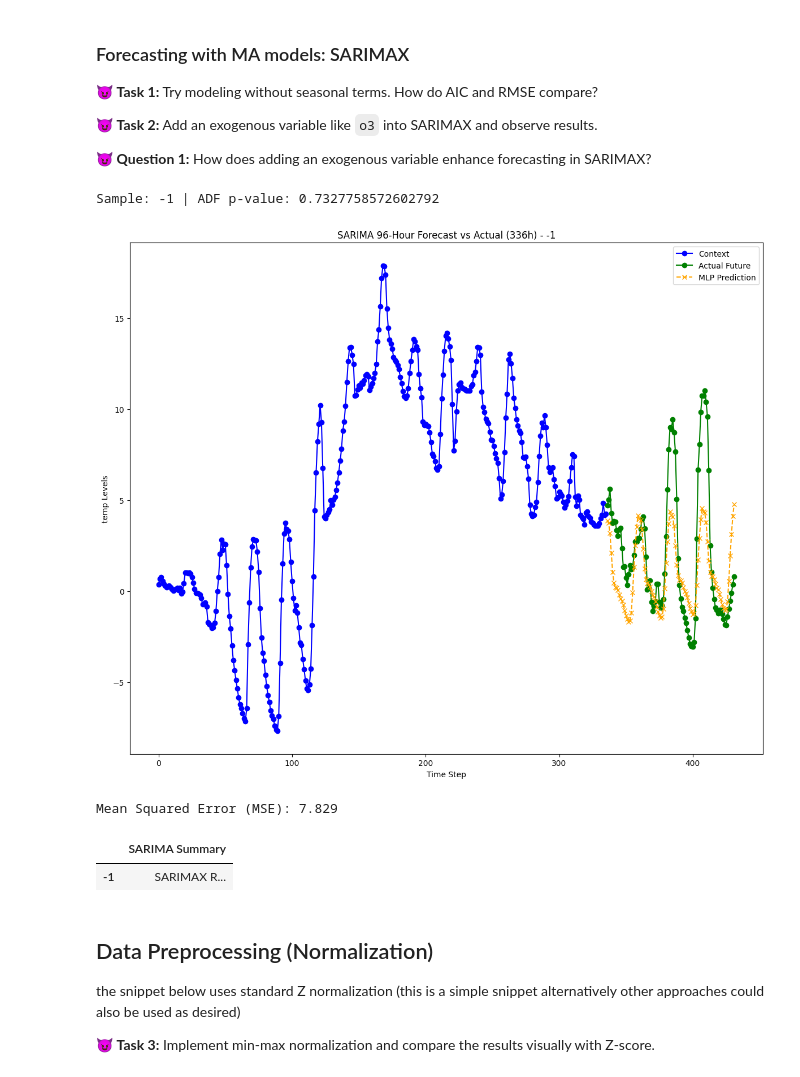
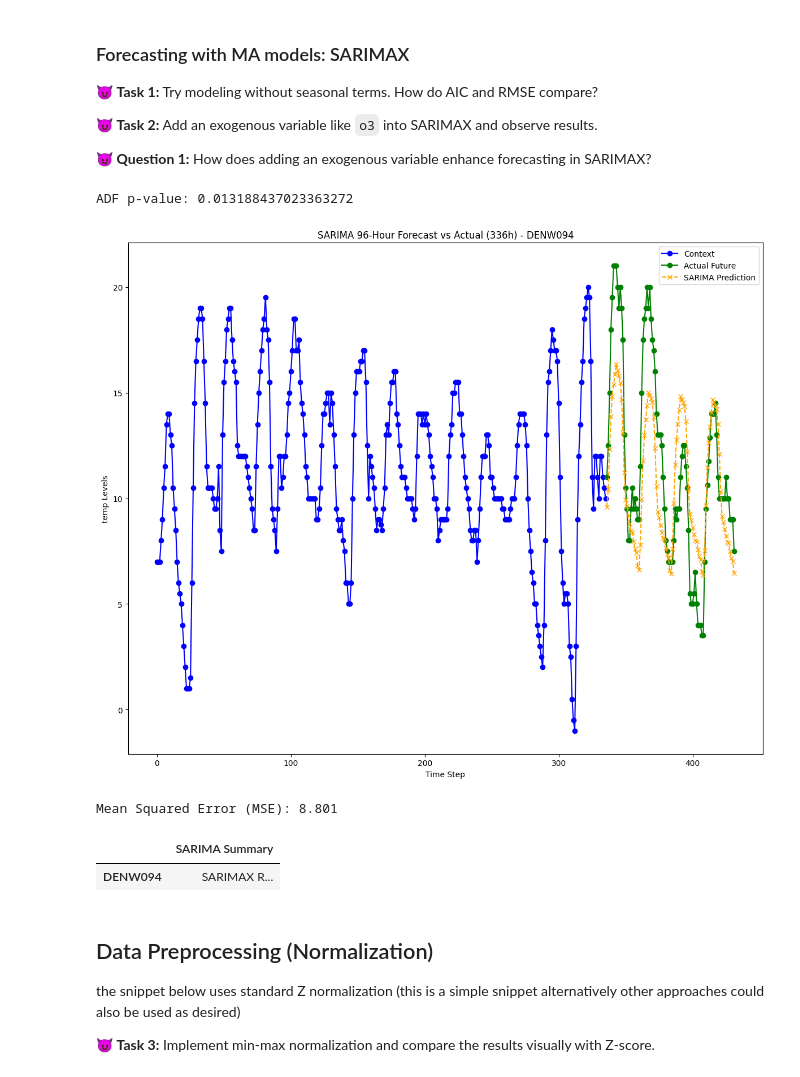
Before and after one commit to pseidel-uzk/mless, a Jupyter notebook: time_series_forecasting/3_AutoRegressive_Models.ipynb, the cells around one changed output. Cells and saved outputs as stored; diff of their text form; code cells hidden in the pictures.

```diff
--- a/time_series_forecasting/3_AutoRegressive_Models.ipynb
+++ b/time_series_forecasting/3_AutoRegressive_Models.ipynb
@@ -40,7 +37,7 @@ def create_sequences(data, variable_column, n_past=336, n_future=96):
     df = df.sort_values(['station_code', 'datetime']).reset_index(drop=True)
 
     # 1) Encode station_code as a small integer (categorical codes) to save memory
-    df['sc_code'] = df['station_code'].astype('category').cat.codes
+    df['sc_code'] = df['station_code'].astype('category')
 
     # 2) Boolean mask: True if exactly 1 hour after the previous row (per station)
     is1h = (
@@ -129,12 +125,18 @@ from sklearn.metrics import mean_squared_error
 forecast_hours = 96
 
 sarima_results = {}
-sample_idx = -1
+
+# First sample of DENW094 station to compare with PatchTST
+X_first_idx = np.flatnonzero(X_test[:, 0, 0] == 'DENW094')[0]
+X_test_sample=X_test[X_first_idx, :, 1].astype(np.float32) # First column is station code hence adding 1
+# First sample of DENW094 station to compare with PatchTST
+y_first_idx = np.flatnonzero(X_test[:, 0, 0] == 'DENW094')[0]
+y_test_sample=y_test[y_first_idx, :, 1].astype(np.float32) # First column is station code hence adding 1
 
 # Check stationarity using ADF test
-adf_test = adfuller(X_test[sample_idx,:,1])
+adf_test = adfuller(X_test_sample)
 p_value = adf_test[1]
-print(f"Sample: {sample_idx} | ADF p-value: {p_value}")
+print(f"ADF p-value: {p_value}")
 
 # Differencing if needed
 d = 0 if p_value < 0.05 else 1  # If p-value < 0.05, it's stationary
@@ -142,47 +144,47 @@ seasonal_period = 24
 
 # Fit SARIMA model
 try:
-    sarima_model = SARIMAX(X_test[sample_idx,:,1],
+    sarima_model = SARIMAX(X_test_sample,
         order=(1, d, 1),
         seasonal_order=(1, d, 1, seasonal_period),
         enforce_stationarity=False,
         enforce_invertibility=False).fit()
 
     fitted_values = sarima_model.fittedvalues
     forecast = sarima_model.get_forecast(steps=forecast_hours)
     forecast_values = forecast.predicted_mean
     confidence_intervals = forecast.conf_int()
 
     # Plot actual vs predicted values
     plt.figure(figsize=(12, 10))
 
-    plt.plot(range(context_window),  X_test[sample_idx,:,1], label="Context", color="blue", marker="o")
-    plt.plot(range(context_window, context_window + prediction_horizon), y_test[sample_idx,:,1], label="Actual Future", color="green", marker="o")
-    plt.plot(range(context_window, context_window + prediction_horizon), forecast_values, label="MLP Prediction", linestyle="--", color="orange", marker="x")
+    plt.plot(range(context_window),  X_test_sample, label="Context", color="blue", marker="o")
+    plt.plot(range(context_window, context_window + prediction_horizon), y_test_sample, label="Actual Future", color="green", marker="o")
+    plt.plot(range(context_window, context_window + prediction_horizon), forecast_values, label="SARIMA Prediction", linestyle="--", color="orange", marker="x")
 
-    plt.title(f"SARIMA 96-Hour Forecast vs Actual (336h) - {sample_idx}")
+    plt.title(f"SARIMA 96-Hour Forecast vs Actual (336h) - DENW094")
     plt.xlabel("Time Step")
     plt.ylabel("temp Levels")
     plt.legend()
     plt.tight_layout()
     plt.show()
 
-    sarima_results[sample_idx] = sarima_model.summary()
+    sarima_results["DENW094"] = sarima_model.summary()
 
-    mse = mean_squared_error(y_test[sample_idx,:,1], forecast_values)
+    mse = mean_squared_error(y_test_sample, forecast_values)
     print(f"Mean Squared Error (MSE): {mse:.3f}")
 
 except Exception as e:
-    sarima_results[sample_idx] = f"Error: {e}"
+    sarima_results['DENW094'] = f"Error: {e}"
 
 sarima_results_df = pd.DataFrame.from_dict(sarima_results, orient='index', columns=['SARIMA Summary'])
 display(sarima_results_df)
 # %% [output]
-Sample: -1 | ADF p-value: 0.7327758572602792
+ADF p-value: 0.013188437023363272
-[figure, old version]
+[figure, new version]
-Mean Squared Error (MSE): 7.829
+Mean Squared Error (MSE): 8.801
 |  | SARIMA Summary |
-| -1 | SARIMAX R... |
+| DENW094 | SARIMAX R... |
 # %% [markdown]
 ## Data Preprocessing (Normalization)
 
```
Also changed, not shown: parts of 11 cells of this notebook, 4 other files.
